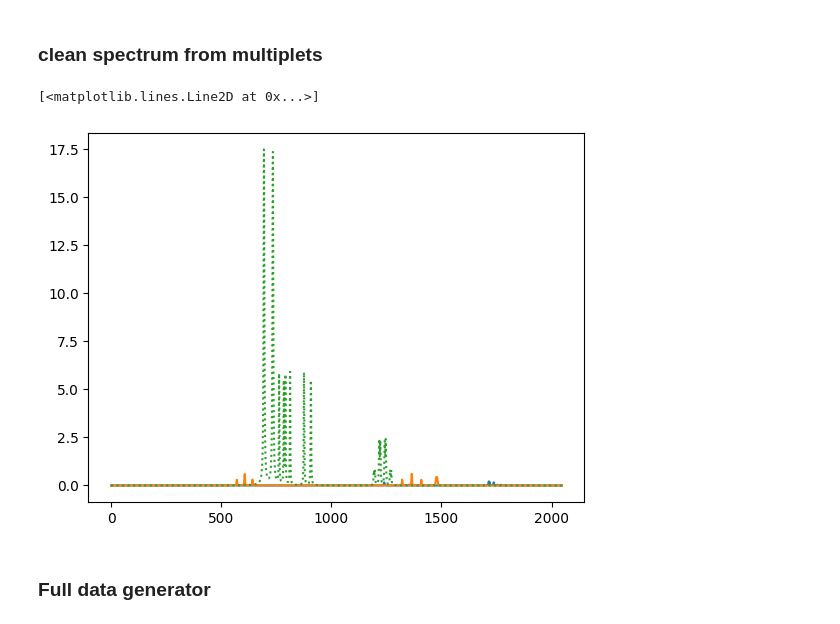
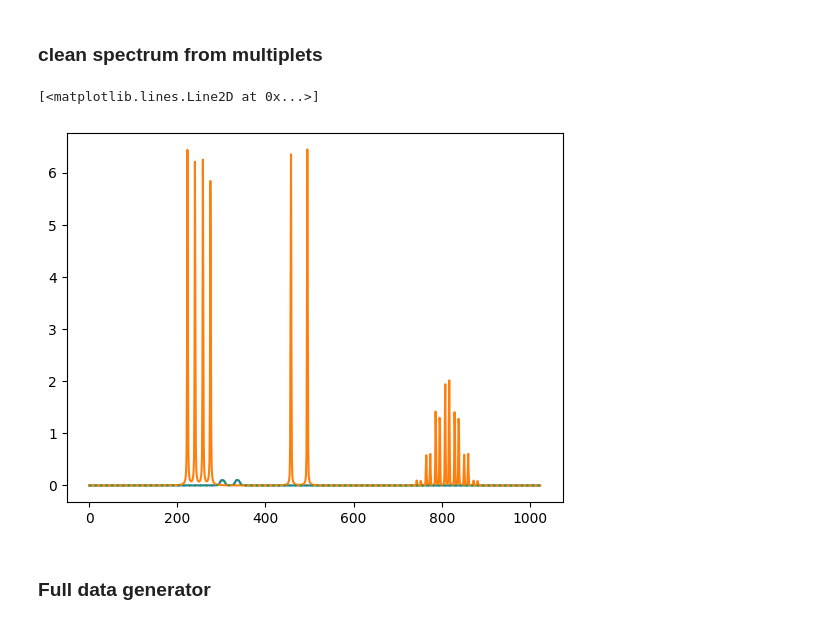
Before and after one commit to center4ml/shimnet, a Jupyter notebook: development/modular_datapipe.ipynb, the cells around one changed output. Cells and saved outputs as stored; diff of their text form; code cells hidden in the pictures.

```diff
--- a/development/modular_datapipe.ipynb
+++ b/development/modular_datapipe.ipynb
@@ -68,24 +121,34 @@ plt.plot(random_response.detach().numpy()[0,0], ls=":")
 # %%
 theoretical_generator_config = OmegaConf.create({
     "_target_": "shimnet.generators.TheoreticalMultipletSpectraGenerator",
-    "atom_groups_data_file": "../data/multiplets_10000_parsed.txt",
-    "seed": None
+    "peaks_parameter_generator": {
+        "_target_": "shimnet.generators.PeaksParameterDataGenerator",
+        "atom_groups_data_file": "../data/multiplets_10000_parsed.txt",
+        # "tff_min": -100,
+        # "tff_max": 100,
+        "seed": 41
+    },
+    "pixels": 1024,
+    "frq_step": 11160.7142857 / 32768,
+    "include_tff_relative": True,
+    "relative_frequency_min": -0.4,
+    "relative_frequency_max": 0.4
 })
 
 theoretical_generator = instantiate(theoretical_generator_config)
 theoretical_spectrum, theoretical_spectrum_params = theoretical_generator()
 plt.plot(theoretical_spectrum[0].detach().numpy())
 
 theoretical_spectrum, theoretical_spectrum_params = theoretical_generator()
 plt.plot(theoretical_spectrum[0].detach().numpy())
 
 theoretical_generator = instantiate(theoretical_generator_config)
 theoretical_spectrum, theoretical_spectrum_params = theoretical_generator()
 plt.plot(theoretical_spectrum[0].detach().numpy(), ls=":")
 # Expected: if seed is None all three lines are different. If seed is a number, lines 1 and 3 are the same
 # %% [output]
 [<matplotlib.lines.Line2D at 0x...>]
-[figure, old version]
+[figure, new version]
 # %% [markdown]
 ### Full data generator
 # %%
```
Also changed, not shown: parts of 7 cells of this notebook, 2 other files.
